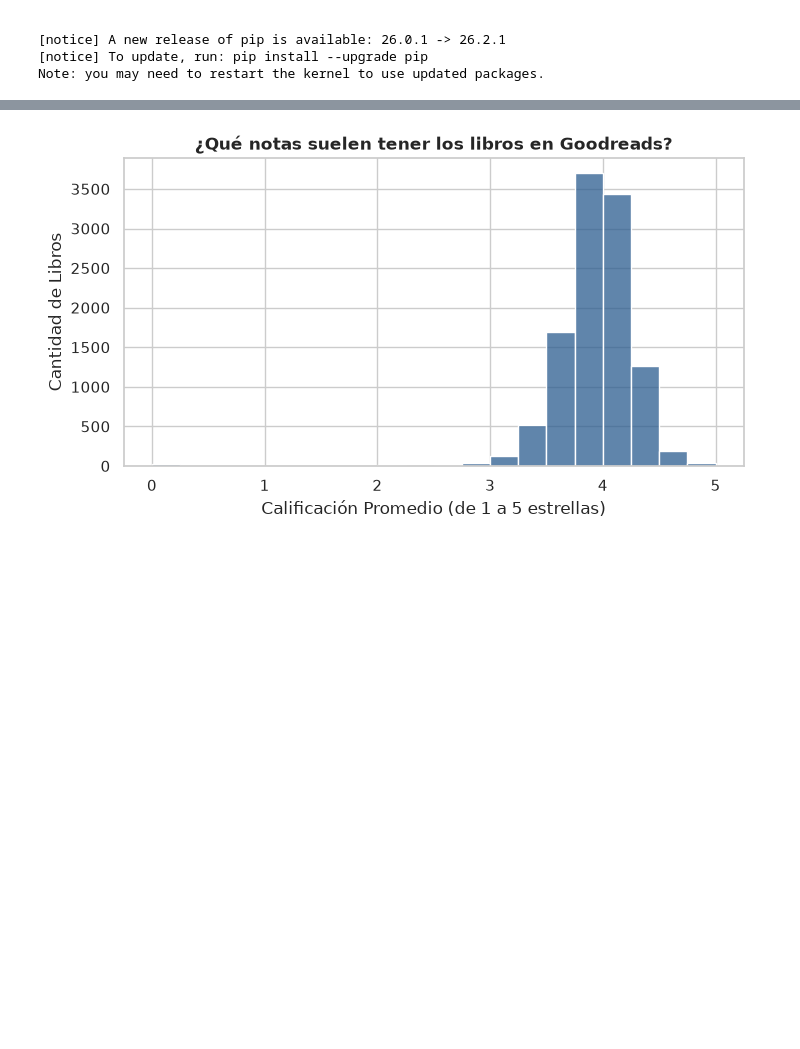
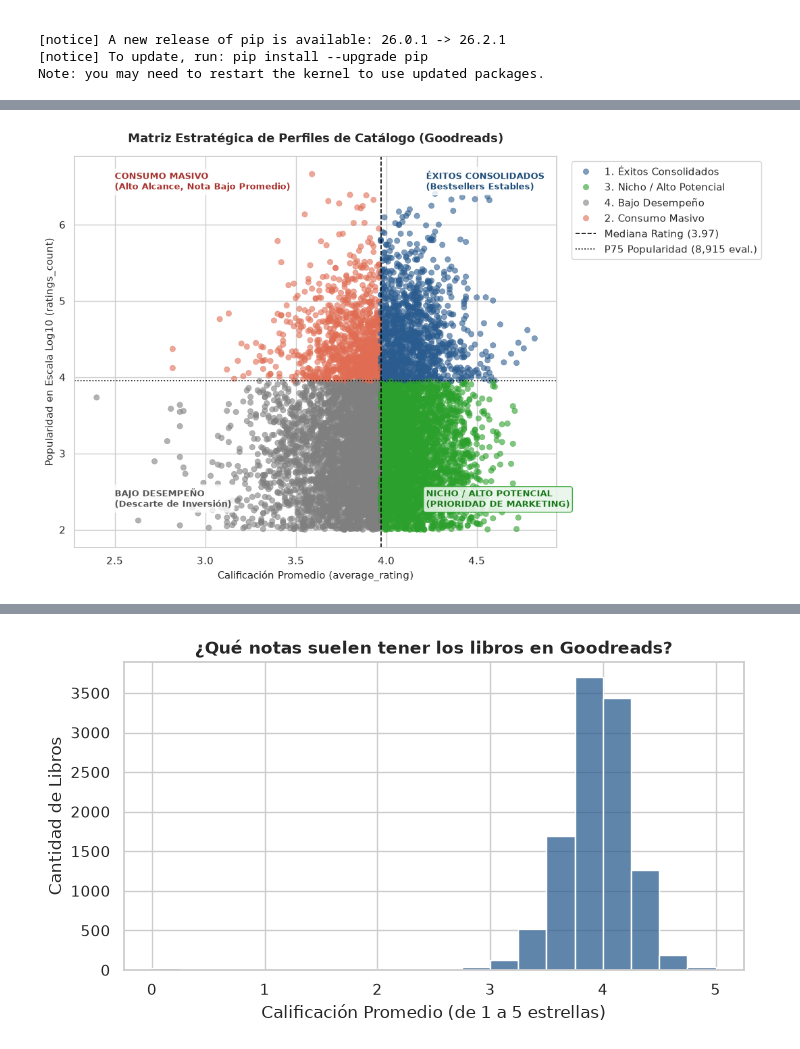
Before and after one commit to danischulday/ProyectoFinal-DataAnalysisconPython, a Jupyter notebook: notebook.ipynb, the cells around one changed output, grey strips where cells are left out. Saved outputs shown, nothing was run; the diff lists cells and outputs as text; code cells hidden in the pictures; blank space fills up the shorter version.

```diff
--- a/notebook.ipynb
+++ b/notebook.ipynb
@@ -21,6 +21,16 @@ Requirement already satisfied: six>=1.5 in /home/codespace/.local/lib/python3.12
 Note: you may need to restart the kernel to use updated packages.
 # %%
 import pandas as pd
-import numpy as np
 df = pd.read_csv('/workspaces/ProyectoFinal-DataAnalysisconPython/data/Goodreads_books_with_genres.csv', on_bad_lines='skip')
+
+#Limpieza del dataset
 df.columns = df.columns.str.strip()
+df['publication_date'] = pd.to_datetime(df['publication_date'], errors='coerce')
+df['publication_year'] = df['publication_date'].dt.year
+df['book_age_years'] = 2026 - df['publication_year']
+df['publication_date'] = df['publication_date'].dropna
+df['publication_year'] = df['publication_year'].dropna
+df['book_age_years'] = df['book_age_years'].dropna
+
+df['genres'] = df['genres'].fillna('Unknown')
+df = df[df['num_pages'] > 0] # Filtrar registros erróneos de páginas
@@ -86,0 +56,82 @@ df.head()
+# %%
+import matplotlib.pyplot as plt
+import seaborn as sns
+import numpy as np
+
+# 1. PREPARACIÓN DE DATOS Y UMBRALES
+# Usamos un filtro mínimo de 100 evaluaciones para limpiar ruido
+df_cuadrante = df[df['ratings_count'] >= 100].copy()
+
+# Umbrales
+umbral_rating = df_cuadrante['average_rating'].median()
+umbral_popularity = df_cuadrante['ratings_count'].quantile(0.75)
+
+# Transformación logarítmica de la popularidad para visualización clara
+df_cuadrante['log_ratings_count'] = np.log10(df_cuadrante['ratings_count'])
+log_umbral_popularity = np.log10(umbral_popularity)
+
+# 2. ASIGNACIÓN DE PERFILES
+condiciones = [
+    (df_cuadrante['average_rating'] >= umbral_rating) & (df_cuadrante['ratings_count'] >= umbral_popularity),
+    (df_cuadrante['average_rating'] < umbral_rating)  & (df_cuadrante['ratings_count'] >= umbral_popularity),
+    (df_cuadrante['average_rating'] >= umbral_rating) & (df_cuadrante['ratings_count'] < umbral_popularity),
+    (df_cuadrante['average_rating'] < umbral_rating)  & (df_cuadrante['ratings_count'] < umbral_popularity)
+]
+
+colores_perfil = {
+    '1. Éxitos Consolidados': '#2b5c8f',    # Azul oscuro
+    '2. Consumo Masivo': '#e06d53',         # Naranja/Rojo
+    '3. Nicho / Alto Potencial': '#2ca02c', # Verde (Objetivo Marketing)
+    '4. Bajo Desempeño': '#7f7f7f'         # Gris
+}
+
+etiquetas = list(colores_perfil.keys())
+df_cuadrante['perfil'] = np.select(condiciones, etiquetas, default='Otro')
+
+# 3. GENERACIÓN DEL GRÁFICO
+plt.figure(figsize=(11, 7))
+sns.set_theme(style="whitegrid")
+
+# Plot de dispersión
+sns.scatterplot(
+    data=df_cuadrante,
+    x='average_rating',
+    y='log_ratings_count',
+    hue='perfil',
+    palette=colores_perfil,
+    alpha=0.6,
+    s=35,
+    edgecolor=None
+)
+
+# LÍNEAS DIVISORIAS DE CUADRANTE
+plt.axvline(x=umbral_rating, color='black', linestyle='--', linewidth=1.2, label=f'Mediana Rating ({umbral_rating:.2f})')
+plt.axhline(y=log_umbral_popularity, color='black', linestyle=':', linewidth=1.2, label=f'P75 Popularidad ({int(umbral_popularity):,} eval.)')
+
+# ANOTACIONES EN CADA CUADRANTE
+# Cuadrante Superior Izquierdo: Consumo Masivo
+plt.text(df_cuadrante['average_rating'].min() + 0.1, df_cuadrante['log_ratings_count'].max() - 0.2,
+         'CONSUMO MASIVO\n(Alto Alcance, Nota Bajo Promedio)', fontsize=9, fontweight='bold', color='#a8322d', bbox=dict(boxstyle='round,pad=0.3', facecolor='white', alpha=0.8))
+
+# Cuadrante Superior Derecho: Éxitos Consolidados
+plt.text(df_cuadrante['average_rating'].max() - 0.6, df_cuadrante['log_ratings_count'].max() - 0.2,
+         'ÉXITOS CONSOLIDADOS\n(Bestsellers Estables)', fontsize=9, fontweight='bold', color='#1f4e79', bbox=dict(boxstyle='round,pad=0.3', facecolor='white', alpha=0.8))
+
+# Cuadrante Inferior Izquierdo: Bajo Desempeño
+plt.text(df_cuadrante['average_rating'].min() + 0.1, df_cuadrante['log_ratings_count'].min() + 0.3,
+         'BAJO DESEMPEÑO\n(Descarte de Inversión)', fontsize=9, fontweight='bold', color='#555555', bbox=dict(boxstyle='round,pad=0.3', facecolor='white', alpha=0.8))
+
+# Cuadrante Inferior Derecho: Nicho / Alto Potencial (PRIORIDAD)
+plt.text(df_cuadrante['average_rating'].max() - 0.6, df_cuadrante['log_ratings_count'].min() + 0.3,
+         'NICHO / ALTO POTENCIAL\n(PRIORIDAD DE MARKETING)', fontsize=9, fontweight='bold', color='#1b781b', bbox=dict(boxstyle='round,pad=0.3', facecolor='#e8f5e9', edgecolor='#2ca02c', alpha=0.9))
+
+# FORMATO Y TÍTULOS
+plt.title('Matriz Estratégica de Perfiles de Catálogo (Goodreads)', fontsize=13, fontweight='bold', pad=15)
+plt.xlabel('Calificación Promedio (average_rating)', fontsize=11)
+plt.ylabel('Popularidad en Escala Log10 (ratings_count)', fontsize=11)
+plt.legend(bbox_to_anchor=(1.02, 1), loc='upper left', frameon=True)
+
+plt.tight_layout()
+plt.show()
+# %% [output]
+[figure, added]
```
Also changed, not shown: parts of 5 cells of this notebook.
